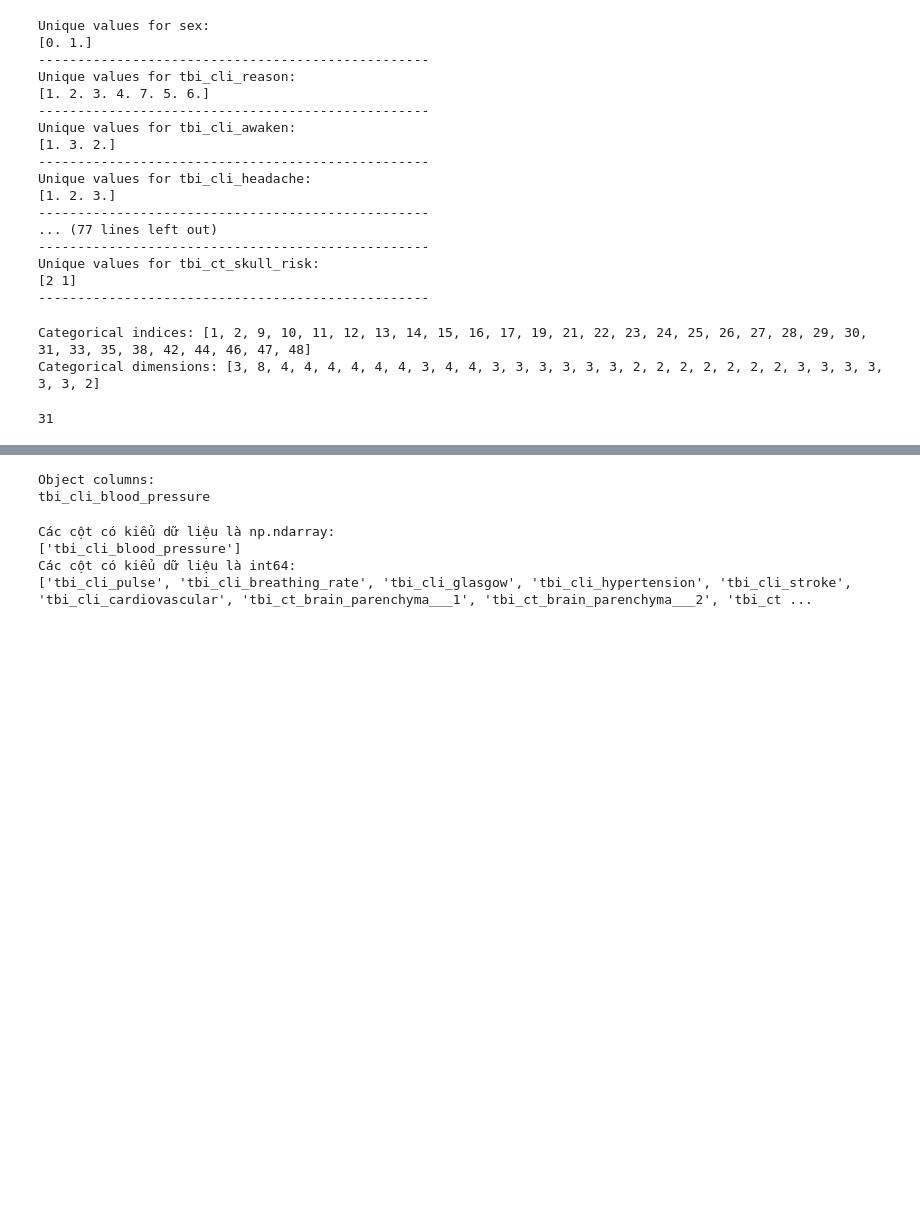
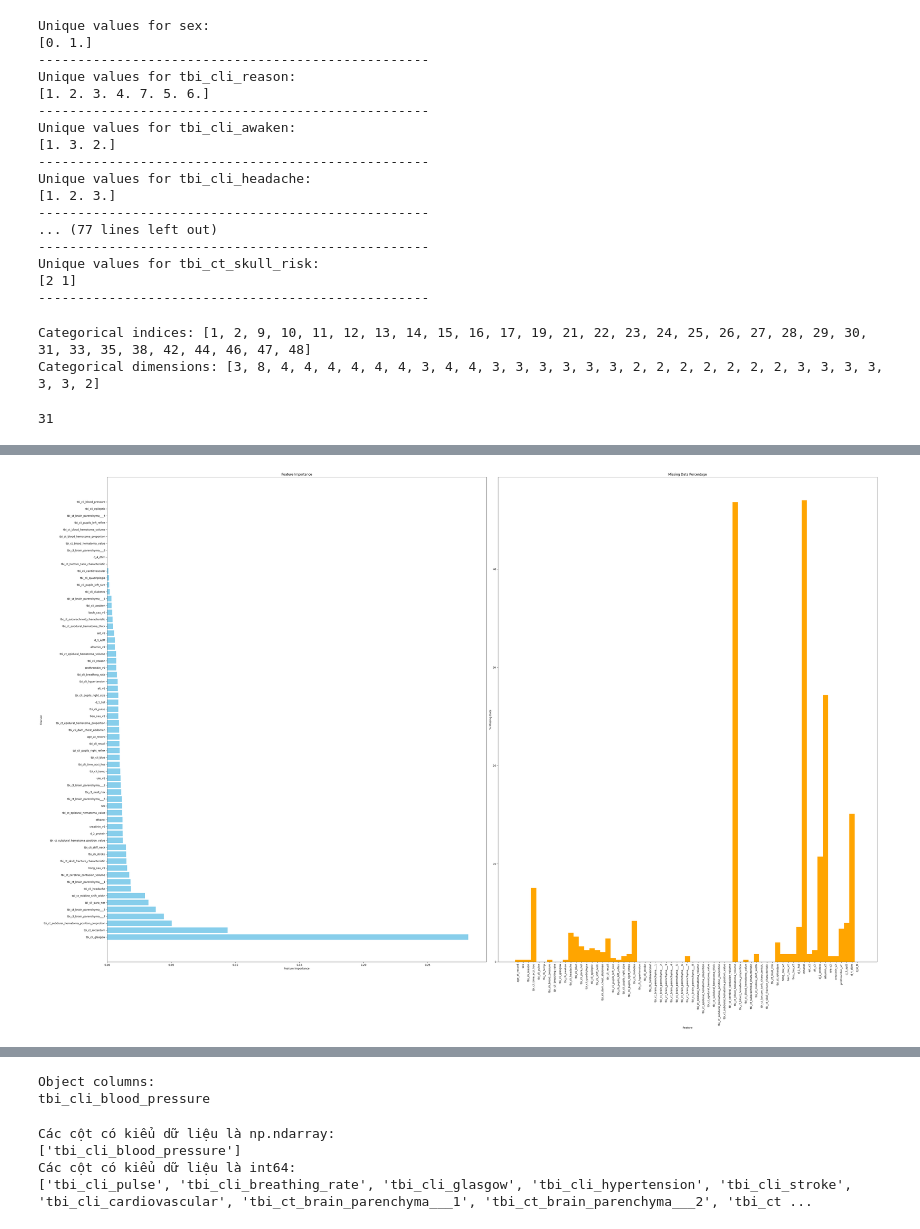
Before and after one commit to khiemducdoan/MyBachelorThesis, a Jupyter notebook: dataset/dataset_confinement.ipynb, the cells around one changed output, grey strips where cells are left out. Cells and saved outputs as stored; diff of their text form; code cells hidden in the pictures; blank space fills up the shorter version.

```diff
--- a/dataset/dataset_confinement.ipynb
+++ b/dataset/dataset_confinement.ipynb
@@ -219,0 +241,99 @@ print(len(cat_idxs))
+# %%
+# Let's plot two separate charts: one for feature importance and one for missing data percentage
+
+# Create a DataFrame to hold missing data percentage
+missing_data = df.isnull().mean() * 100  # Calculate missing data percentage
+
+# Feature importance (already provided above)
+feature_importance = {
+    'tbi_cli_glasgow': 0.2818,
+    'tbi_ct_rotterdam': 0.0940,
+    'tbi_ct_subdural_hematoma_position_proprotion': 0.0504,
+    'tbi_ct_brain_parenchyma___7': 0.0443,
+    'tbi_ct_brain_parenchyma___3': 0.0379,
+    'tbi_cli_para_ner': 0.0323,
+    'tbi_ct_midline_shift_width': 0.0295,
+    'tbi_cli_headache': 0.0186,
+    'tbi_ct_brain_parenchyma___1': 0.0183,
+    'tbi_ct_cerebral_contusion_volume': 0.0172,
+    'hong_cau_v2': 0.0156,
+    'tbi_ct_skull_fracture_characteristic': 0.0150,
+    'tbi_cli_stroke': 0.0149,
+    'tbi_cli_stiff_neck': 0.0146,
+    'tbi_ct_subdural_hematoma_position_value': 0.0122,
+    'd_2_protein': 0.0121,
+    'creatinin_v2': 0.0120,
+    'ethanol': 0.0119,
+    'tbi_ct_epidural_hematoma_value': 0.0117,
+    'sex': 0.0116,
+    'tbi_ct_brain_parenchyma___6': 0.0115,
+    'tbi_ct_skull_risk': 0.0110,
+    'tbi_ct_brain_parenchyma___2': 0.0106,
+    'ure_v2': 0.0105,
+    'tbi_cli_temp': 0.0102,
+    'tbi_cli_time_acci_hos': 0.0098,
+    'tbi_cli_blue': 0.0097,
+    'tbi_cli_pupils_right_reflex': 0.0097,
+    'tbi_cli_recall': 0.0096,
+    'age_at_record': 0.0096,
+    'tbi_cli_dam_chest_abdomen': 0.0093,
+    'tbi_ct_epidural_hematoma_proportion': 0.0092,
+    'tieu_cau_v2': 0.0088,
+    'tbi_cli_pulse': 0.0088,
+    'd_1_hst': 0.0087,
+    'tbi_cli_pupils_right_size': 0.0087,
+    'alt_v2': 0.0083,
+    'tbi_cli_hypertension': 0.0082,
+    'tbi_cli_breathing_rate': 0.0076,
+    'prothrombin_v2': 0.0072,
+    'tbi_cli_reason': 0.0071,
+    'tbi_ct_epidural_hematoma_volume': 0.0070,
+    'albumin_v2': 0.0060,
+    'd_3_aptt': 0.0060,
+    'ast_v2': 0.0055,
+    'tbi_ct_subdural_hematoma_thick': 0.0047,
+    'tbi_ct_subarachnoid_characteristic': 0.0042,
+    'bach_cau_v2': 0.0039,
+    'tbi_cli_awaken': 0.0035,
+    'tbi_ct_brain_parenchyma___5': 0.0033,
+    'tbi_cli_diabetes': 0.0020,
+    'tbi_cli_pupils_left_size': 0.0016,
+    'tbi_cli_quadriplegia': 0.0014,
+    'tbi_cli_cardiovascular': 0.0010,
+    'tbi_ct_bottom_tank_characteristic': 0.0000,
+    'd_4_dtim': 0.0000,
+    'tbi_ct_brain_parenchyma___8': 0.0000,
+    'tbi_ct_blood_hematoma_value': 0.0000,
+    'tbi_ct_blood_hematoma_proportion': 0.0000,
+    'tbi_ct_blood_hematoma_volume': 0.0000,
+    'tbi_cli_pupils_left_reflex': 0.0000,
+    'tbi_ct_brain_parenchyma___4': 0.0000,
+    'tbi_cli_epileptic': 0.0000,
+    'tbi_cli_blood_pressure': 0.0000,
+}
+
+# Convert feature importance to DataFrame
+feature_importance_df = pd.DataFrame(list(feature_importance.items()), columns=['Feature', 'Importance'])
+
+# Plotting Feature Importance and Missing Data as two separate charts
+
+fig, (ax1, ax2) = plt.subplots(1, 2, figsize=(45, 30))
+
+# Plotting feature importance with wider bars
+ax1.barh(feature_importance_df['Feature'], feature_importance_df['Importance'], color='skyblue', height=0.8)
+ax1.set_xlabel('Feature Importance')
+ax1.set_ylabel('Feature')
+ax1.set_title('Feature Importance')
+
+# Plotting missing data percentage with larger bars
+ax2.bar(missing_data.index, missing_data, color='orange', width=1)  # Increased width for better readability
+ax2.set_xlabel('Feature')
+ax2.set_ylabel('% Missing Data')
+ax2.set_title('Missing Data Percentage')
+plt.xticks(rotation=90)
+
+# Show the plot
+plt.tight_layout()
+plt.show()
+# %% [output]
+[figure, added]
```
Also changed, not shown: parts of 16 cells of this notebook, 13 other files.
